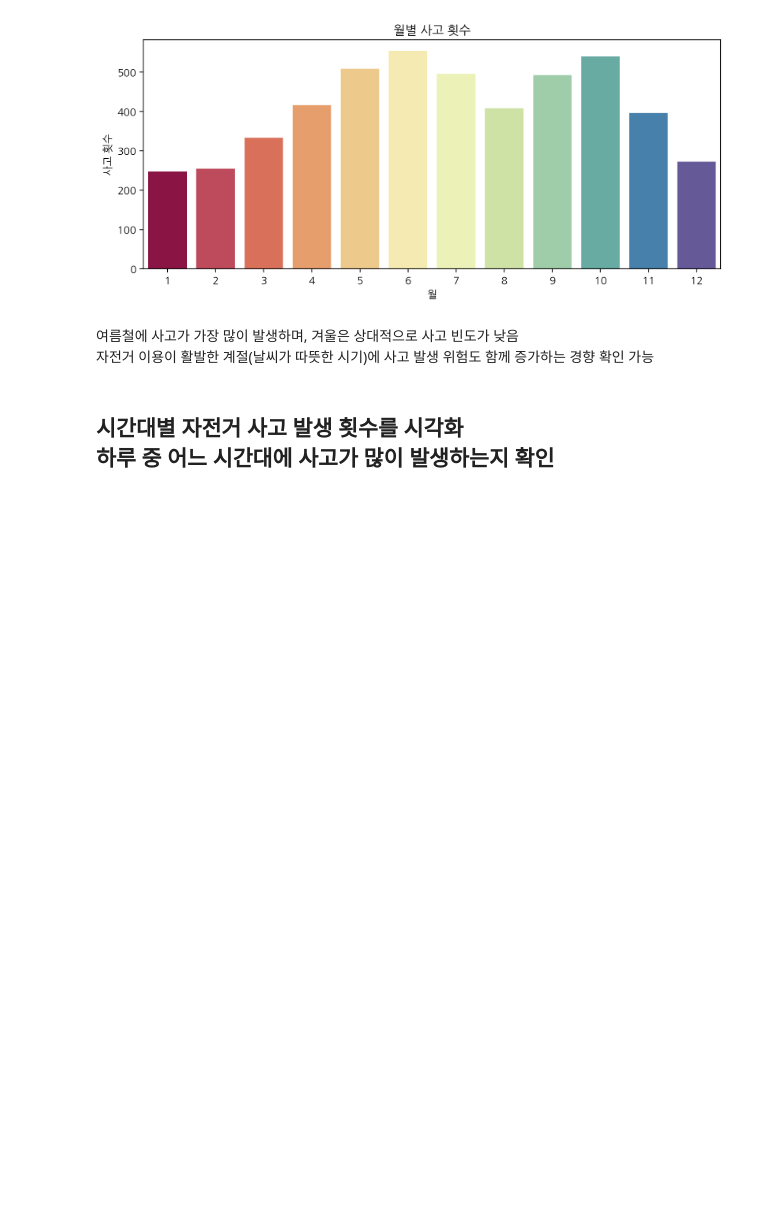
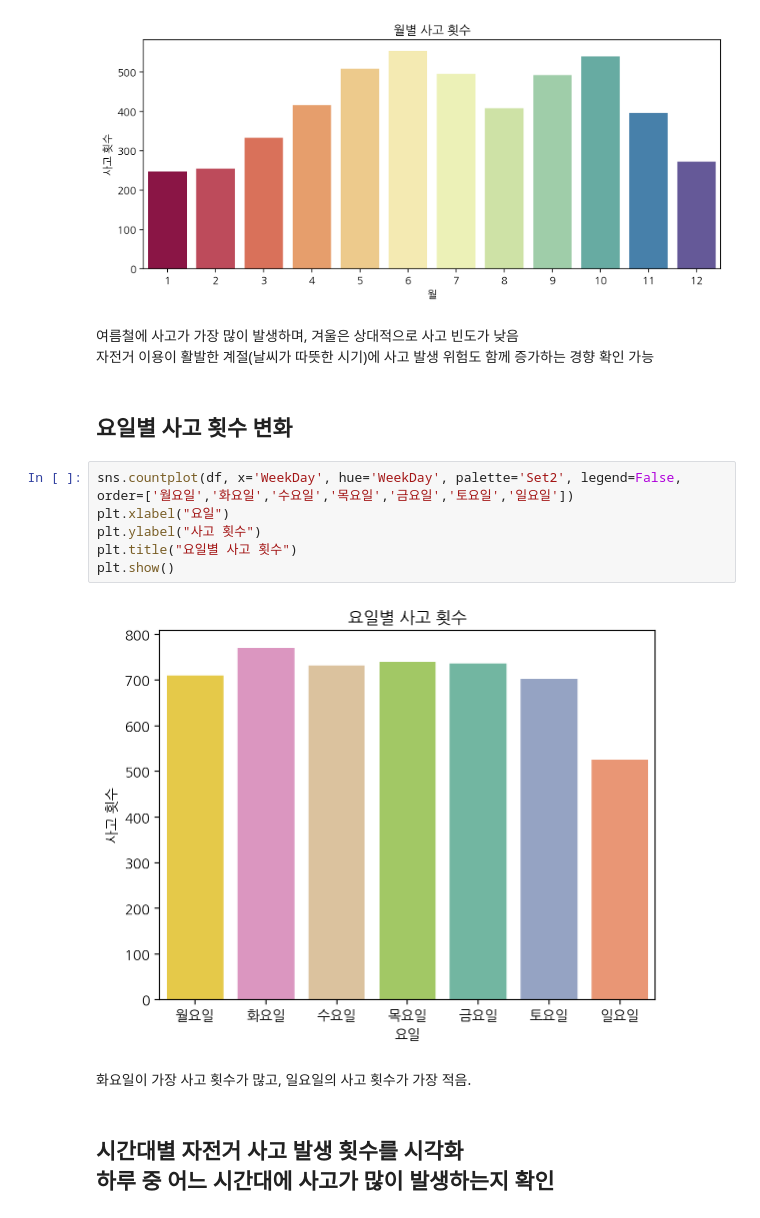
Before and after one commit to carvestar/25-BDA-TeamDP, a Jupyter notebook: 25_BDA_BikeCrash_TeamDP.ipynb, the cells around one changed output. Drawn from its saved outputs; the diff is of its cells as text; blank space fills up the shorter version.

```diff
--- a/25_BDA_BikeCrash_TeamDP.ipynb
+++ b/25_BDA_BikeCrash_TeamDP.ipynb
@@ -205,6 +207,18 @@ plt.show()
 [figure]
 # %% [markdown]
 여름철에 사고가 가장 많이 발생하며, 겨울은 상대적으로 사고 빈도가 낮음 <br> 자전거 이용이 활발한 계절(날씨가 따뜻한 시기)에 사고 발생 위험도 함께 증가하는 경향 확인 가능
+# %% [markdown]
+## 요일별 사고 횟수 변화
+# %%
+sns.countplot(df, x='WeekDay', hue='WeekDay', palette='Set2', legend=False, order=['월요일','화요일','수요일','목요일','금요일','토요일','일요일'])
+plt.xlabel("요일")
+plt.ylabel("사고 횟수")
+plt.title("요일별 사고 횟수")
+plt.show()
+# %% [output]
+[figure, added]
+# %% [markdown]
+화요일이 가장 사고 횟수가 많고, 일요일의 사고 횟수가 가장 적음.
 # %% [markdown]
 ## 시간대별 자전거 사고 발생 횟수를 시각화 <br> 하루 중 어느 시간대에 사고가 많이 발생하는지 확인
 # %%
```
Also changed, not shown: parts of 19 cells of this notebook.
